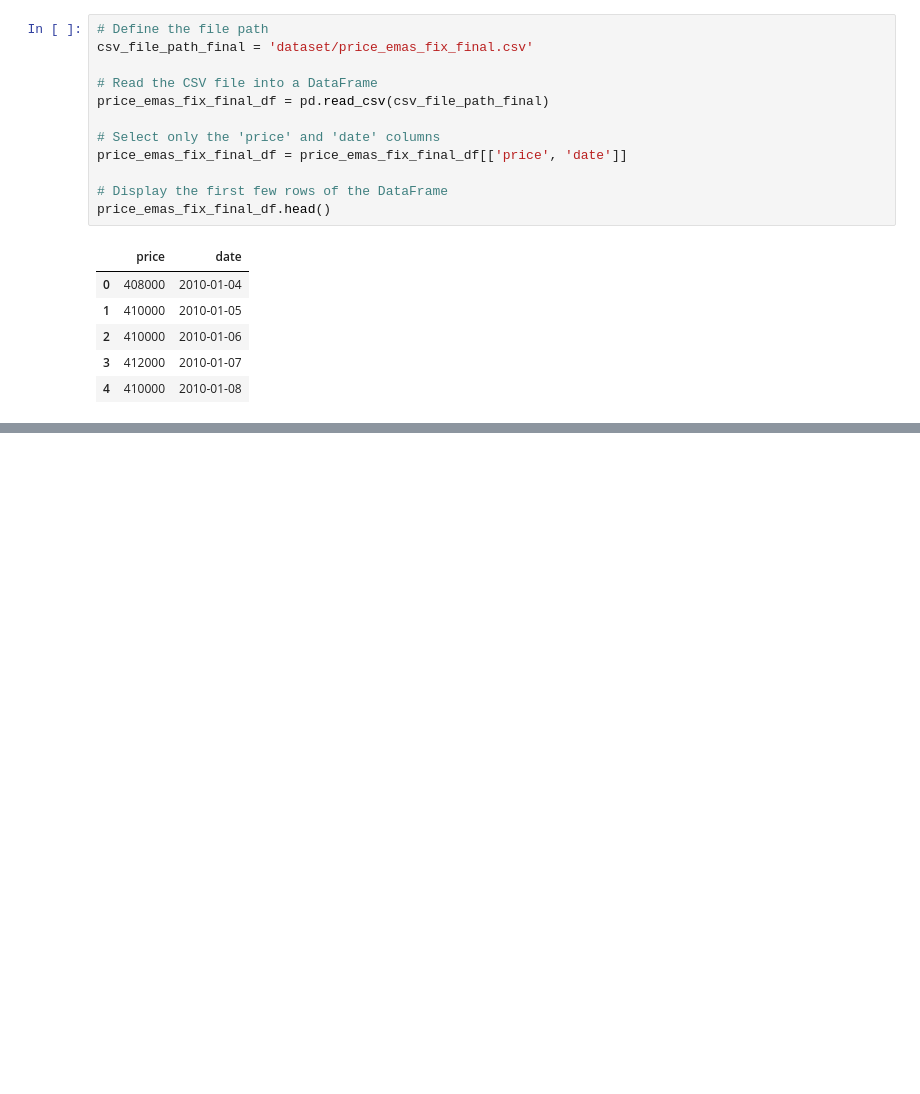
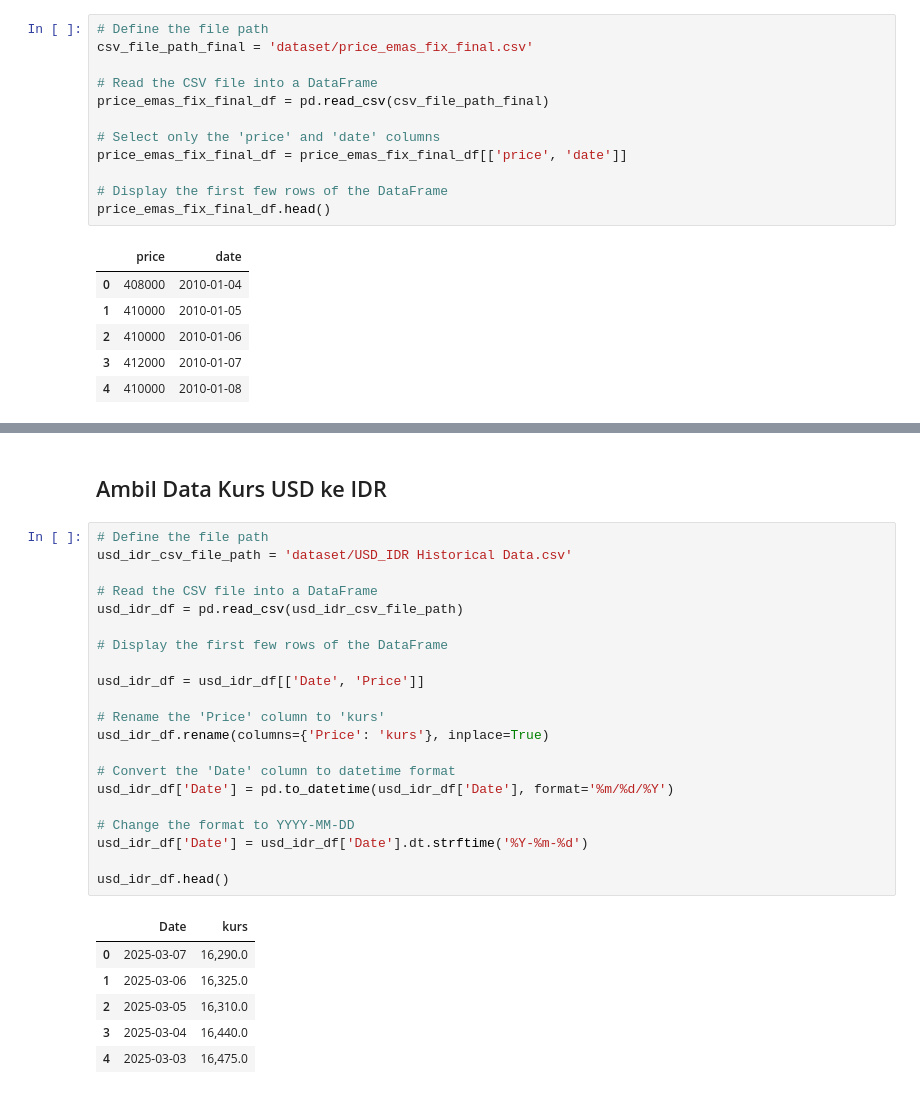
Before and after one commit to artsyhrstn/Perbandingan-Aset, a Jupyter notebook: ambil-emas-antam.ipynb, the cells around one changed output, grey strips where cells are left out. Saved outputs shown, nothing was run; the diff lists cells and outputs as text; blank space fills up the shorter version.

```diff
--- a/ambil-emas-antam.ipynb
+++ b/ambil-emas-antam.ipynb
@@ -87,0 +138,30 @@ plt.show()
+# %% [markdown]
+## Ambil Data Kurs USD ke IDR
+# %%
+# Define the file path
+usd_idr_csv_file_path = 'dataset/USD_IDR Historical Data.csv'
+
+# Read the CSV file into a DataFrame
+usd_idr_df = pd.read_csv(usd_idr_csv_file_path)
+
+# Display the first few rows of the DataFrame
+
+usd_idr_df = usd_idr_df[['Date', 'Price']]
+
+# Rename the 'Price' column to 'kurs'
+usd_idr_df.rename(columns={'Price': 'kurs'}, inplace=True)
+
+# Convert the 'Date' column to datetime format
+usd_idr_df['Date'] = pd.to_datetime(usd_idr_df['Date'], format='%m/%d/%Y')
+
+# Change the format to YYYY-MM-DD
+usd_idr_df['Date'] = usd_idr_df['Date'].dt.strftime('%Y-%m-%d')
+
+usd_idr_df.head()
+# %% [output]
+|  | Date | kurs |
+| 0 | 2025-03-07 | 16,290.0 |
+| 1 | 2025-03-06 | 16,325.0 |
+| 2 | 2025-03-05 | 16,310.0 |
+| 3 | 2025-03-04 | 16,440.0 |
+| 4 | 2025-03-03 | 16,475.0 |
```
Also changed, not shown: parts of 13 cells of this notebook, 7 other files.
